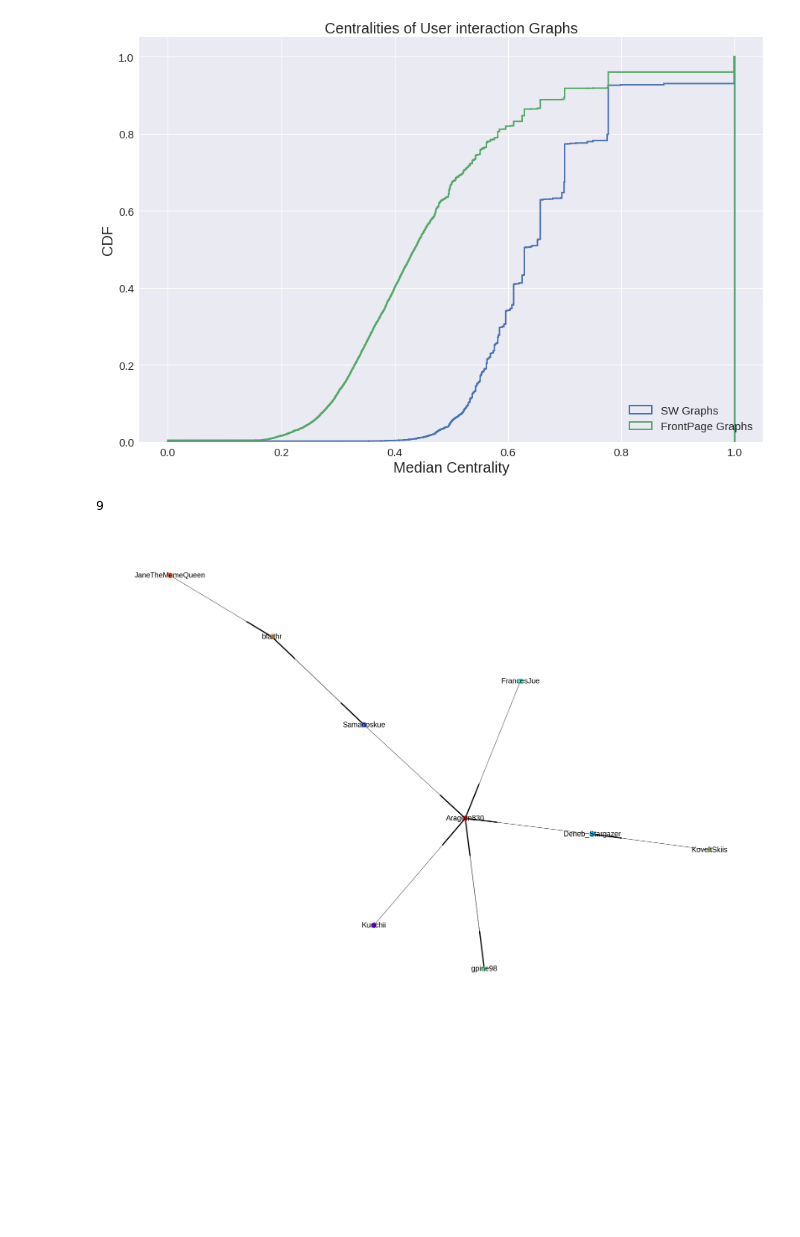
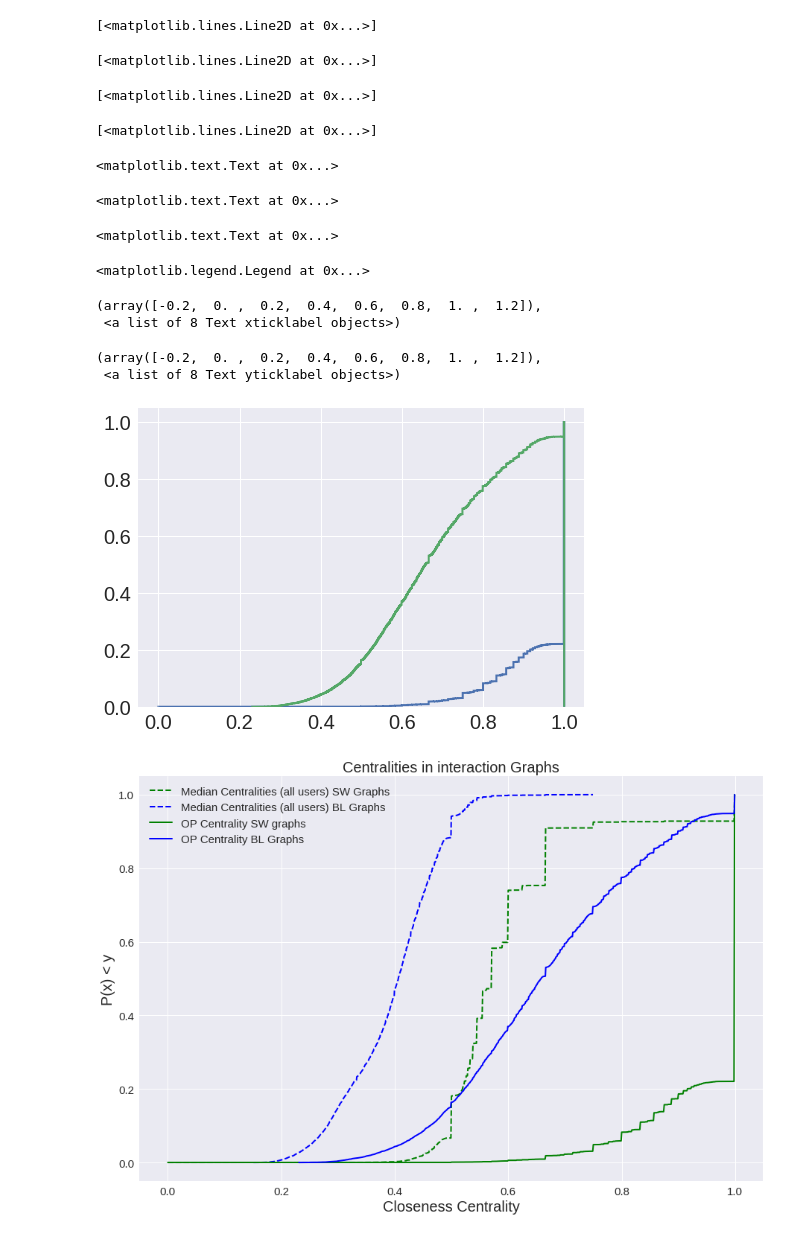
Before and after one commit to sagarjoglekar/redditTools, a Jupyter notebook: Notebooks/GraphAnalysis.ipynb, the cells around one changed output. Cells and saved outputs as stored; diff of their text form; code cells hidden in the pictures; blank space fills up the shorter version.

```diff
--- a/Notebooks/GraphAnalysis.ipynb
+++ b/Notebooks/GraphAnalysis.ipynb
@@ -134,3 +207,3 @@ def drawUserGraph(graph):
 # %%
-SW_Graphs= pickle.load(open("../Data/SW_TopicUgraphs.pkl",'rb'))
-BL_Graphs= pickle.load(open("../Data/BL_TopicUgraphs.pkl",'rb'))
+# UserGraphs_SW = pickle.load(open("../Data/SW_TopicUgraphs.pkl",'rb'))
+# UserGraphs_BL = pickle.load(open("../Data/BL_TopicUgraphs.pkl",'rb'))
@@ -143,2 +216,2 @@ UserGraphs_BL = pickle.load(open("../Data/FrontPage/FP_ugraph.pkl",'rb'))
 # %%
-SW_medClusterings , SW_medCentralities = getMetrics(SW_Graphs)
+SW_medClusterings , SW_medCentralities, SW_opCentralities, SW_metricDict  = getMetrics(SW_Graphs,SW_OpAuthors)
@@ -149,2 +218,2 @@ Found Nan centrality
 # %%
-BL_medClusterings , BL_medCentralities = getMetrics(BL_Graphs)
+BL_medClusterings , BL_medCentralities , BL_opCentralities, BL_metricDict  =  getMetrics(BL_Graphs,FP_OpAuthors)
@@ -198,0 +610,17 @@ plt.ylabel("Frequency" , fontsize = 20 )
+# %%
+n1_all , bins1_all , patches1 = plt.hist(SW_medCentralities, 1000, normed=1,histtype='step', cumulative=True,linewidth = 2.0)
+n2_all , bins2_all , patches2 = plt.hist(BL_medCentralities, 1000, normed=1,histtype='step', cumulative=True,linewidth = 2.0)
+
+fig, ax = plt.subplots()
+fig.set_size_inches(15, 10)
+
+ax.plot(bins1_all[:-1], n1_all, 'g--', linewidth=2)
+ax.plot(bins2_all[:-1], n2_all, 'b--', linewidth=2)
+
+plt.xlabel("Median centrality for all the nodes in a conversation",fontsize = 20)
+plt.ylabel("P(x) < y",fontsize = 20)
+plt.legend(['Median centrality for SW','Median centrality for BL'], loc='lower right',fontsize=15)
+plt.xticks(fontsize=15)
+plt.yticks(fontsize=15)
+# plt.grid()
+plt.show()
@@ -215,21 +670,36 @@ plt.show()
 # %%
+n1 , bins1 , patches1 = plt.hist(SW_opCentralities, 1000, normed=1,histtype='step', cumulative=True,linewidth = 2.0)
+n2 , bins2 , patches2 = plt.hist(BL_opCentralities, 1000, normed=1,histtype='step', cumulative=True,linewidth = 2.0)
+
 fig, ax = plt.subplots()
 fig.set_size_inches(15, 10)
-n1 , bins1 , patches1 = plt.hist(SW_medCentralities, 1000, normed=1,histtype='step', cumulative=True,linewidth = 2.0)
-n2 , bins2 , patches2 = plt.hist(BL_medCentralities, 1000, normed=1,histtype='step', cumulative=True,linewidth = 2.0)
 
-plt.title("Centralities of User interaction Graphs", fontsize = 20)
-plt.xlabel("Median Centrality",fontsize = 20)
-plt.ylabel("CDF",fontsize = 20)
-plt.legend(['SW Graphs','FrontPage Graphs'], loc='lower right',fontsize=15)
+ax.plot(bins1_all[:-1], n1_all, 'g--', linewidth=2)
+ax.plot(bins2_all[:-1], n2_all, 'b--', linewidth=2)
+
+ax.plot(bins1[:-1], n1, 'g', linewidth=2)
+ax.plot(bins2[:-1], n2, 'b', linewidth=2)
+
+plt.title("Centralities in interaction Graphs", fontsize = 20)
+plt.xlabel("Closeness Centrality",fontsize = 20)
+plt.ylabel("P(x) < y",fontsize = 20)
+plt.legend(['Median Centralities (all users) SW Graphs','Median Centralities (all users) BL Graphs','OP Centrality SW graphs','OP Centrality BL Graphs'], loc='top left',fontsize=15)
 plt.xticks(fontsize=15)
 plt.yticks(fontsize=15)
 # plt.grid()
 plt.show()
 # %% [output]
+[<matplotlib.lines.Line2D at 0x...>]
+[<matplotlib.lines.Line2D at 0x...>]
+[<matplotlib.lines.Line2D at 0x...>]
+[<matplotlib.lines.Line2D at 0x...>]
+<matplotlib.text.Text at 0x...>
+<matplotlib.text.Text at 0x...>
+<matplotlib.text.Text at 0x...>
+<matplotlib.legend.Legend at 0x...>
+(array([-0.2,  0. ,  0.2,  0.4,  0.6,  0.8,  1. ,  1.2]),
+ <a list of 8 Text xticklabel objects>)
+(array([-0.2,  0. ,  0.2,  0.4,  0.6,  0.8,  1. ,  1.2]),
+ <a list of 8 Text yticklabel objects>)
-[figure, old version]
+[figure, new version]
+[figure, added]
-# %%
-drawUserGraph(BL_Graphs[BL_Graphs.keys()[1]])
-# %% [output]
-9
-[figure, removed]
```
Also changed, not shown: parts of 104 cells of this notebook, 8 other files.
